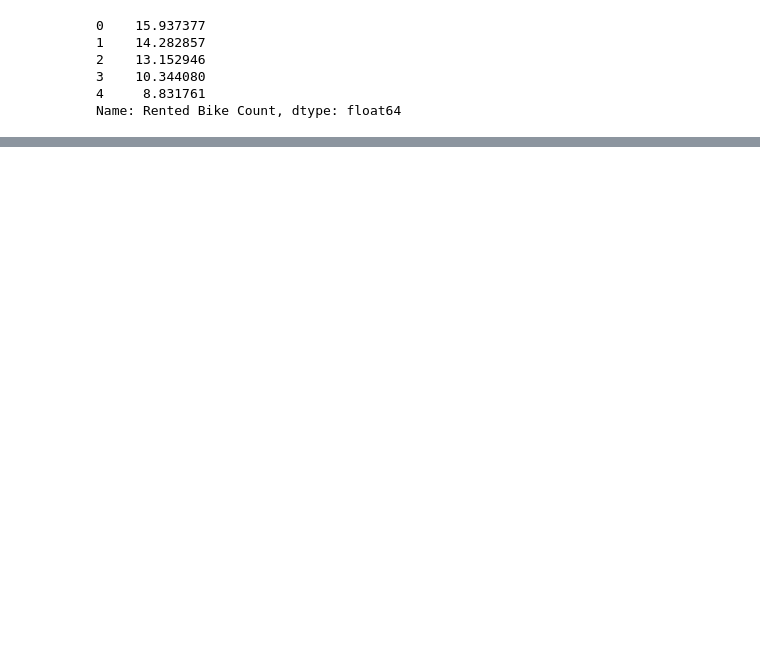
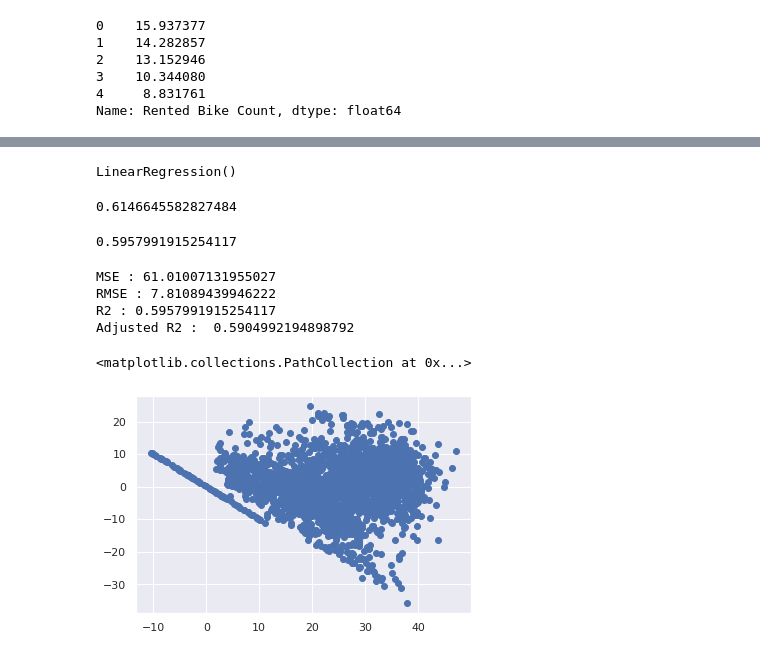
Before and after one commit to praveenbejo95/Bike-sharing-demand-prediction-ML-regression-project-, a Jupyter notebook: Bike_Sharing_Demand_Prediction(Pravin_notebook)_Capstone_Project.ipynb, the cells around one changed output, grey strips where cells are left out. Drawn from its saved outputs; the diff is of its cells as text; code cells hidden in the pictures; blank space fills up the shorter version.

```diff
--- a/Bike_Sharing_Demand_Prediction(Pravin_notebook)_Capstone_Project.ipynb
+++ b/Bike_Sharing_Demand_Prediction(Pravin_notebook)_Capstone_Project.ipynb
@@ -739,3 +739,7 @@ print(vif_data)
 34                      Wed   inf
 35                     2017   inf
 36                     2018   inf
+# %%
+# Droping 'Rainfall' and 'Snowfall' column from the data
+
+bike_df=bike_df.drop(['Rainfall(mm)','Snowfall (cm)'],axis=1)
@@ -806,0 +818,7 @@ X_test = scaler.transform(X_test)
+# %%
+# Fitting Multiple Linear Regression to the Training set
+
+regressor = LinearRegression()
+regressor.fit(X_train, y_train)
+# %% [output]
+LinearRegression()
@@ -806,0 +829,4 @@ X_test = scaler.transform(X_test)
+# %%
+# Predicting the Test set results
+
+Y_pred_test = regressor.predict(X_test)
@@ -806,0 +837,4 @@ X_test = scaler.transform(X_test)
+# %%
+r2_linear_train
+# %% [output]
+0.6146645582827484
@@ -806,0 +843,27 @@ X_test = scaler.transform(X_test)
+# %%
+r2_linear_test
+# %% [output]
+0.5957991915254117
+# %%
+# different metrics used
+
+MSE  = mean_squared_error(y_test,Y_pred_test)
+print("MSE :" , MSE)
+
+RMSE = np.sqrt(MSE)
+print("RMSE :" ,RMSE)
+
+r2_linear_test = r2_score(y_test,Y_pred_test)
+print("R2 :" ,r2_linear_test)
+print("Adjusted R2 : ",1-(1-r2_score(y_test,Y_pred_test))*((X_test.shape[0]-1)/(X_test.shape[0]-X_test.shape[1]-1)))
+# %% [output]
+MSE : 61.01007131955027
+RMSE : 7.81089439946222
+R2 : 0.5957991915254117
+Adjusted R2 :  0.5904992194898792
+# %%
+### Heteroscadacity
+plt.scatter((Y_pred_test),(y_test)-(Y_pred_test))
+# %% [output]
+<matplotlib.collections.PathCollection at 0x...>
+[figure, added]
```
Also changed, not shown: parts of 19 cells of this notebook.
